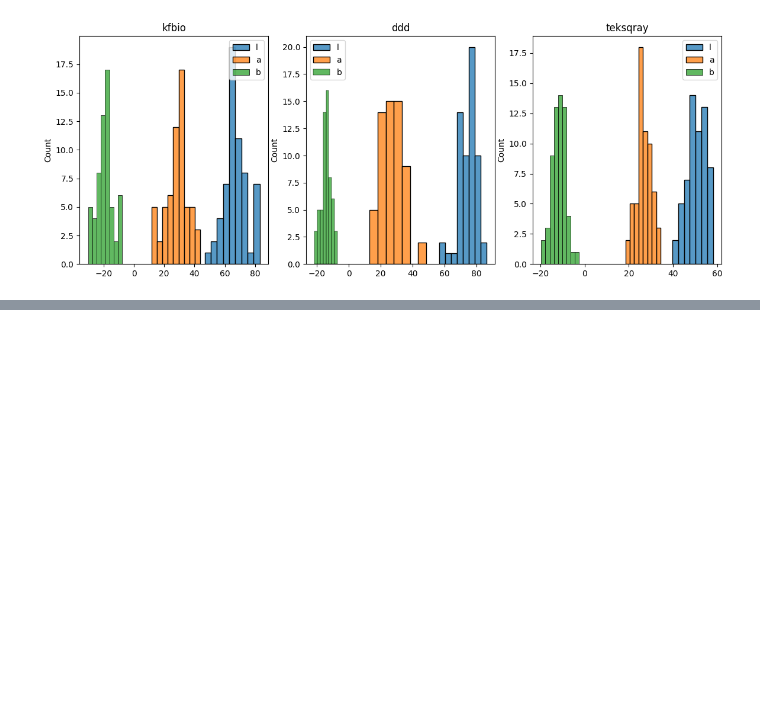
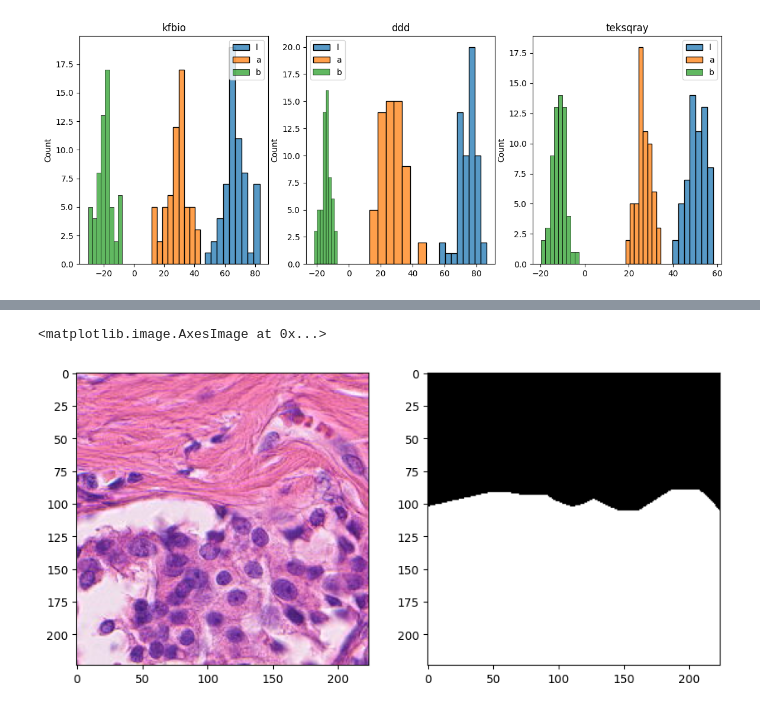
Before and after one commit to 4pygmalion/cosas, a Jupyter notebook: notebooks/eda.ipynb, the cells around one changed output, grey strips where cells are left out. Drawn from its saved outputs; the diff is of its cells as text; code cells hidden in the pictures; blank space fills up the shorter version.

```diff
--- a/notebooks/eda.ipynb
+++ b/notebooks/eda.ipynb
@@ -105,0 +113,21 @@ for i, scanner in enumerate(Scanncers):
+# %%
+import albumentations as A
+
+transform = A.Compose(
+    [
+        A.RandomCrop(height=224, width=224, p=1),
+        A.Resize(224, 224),
+        A.HorizontalFlip(p=0.5),
+        A.VerticalFlip(p=0.5),
+        A.Normalize(mean=(0.485, 0.456, 0.406), std=(0.229, 0.224, 0.225)),
+    ]
+)
+augmented_xy = transform(image=cosas_data.kfbio.images[0], mask=cosas_data.kfbio.masks[0])
+
+from matplotlib import pyplot as plt
+fig, axes = plt.subplots(1, 2, figsize=(10, 5))
+axes[0].imshow(augmented_xy["image"])
+axes[1].imshow(augmented_xy["mask"], cmap="gray")
+# %% [output]
+<matplotlib.image.AxesImage at 0x...>
+[figure, added]
```
Also changed, not shown: parts of 5 cells of this notebook, 7 other files.
